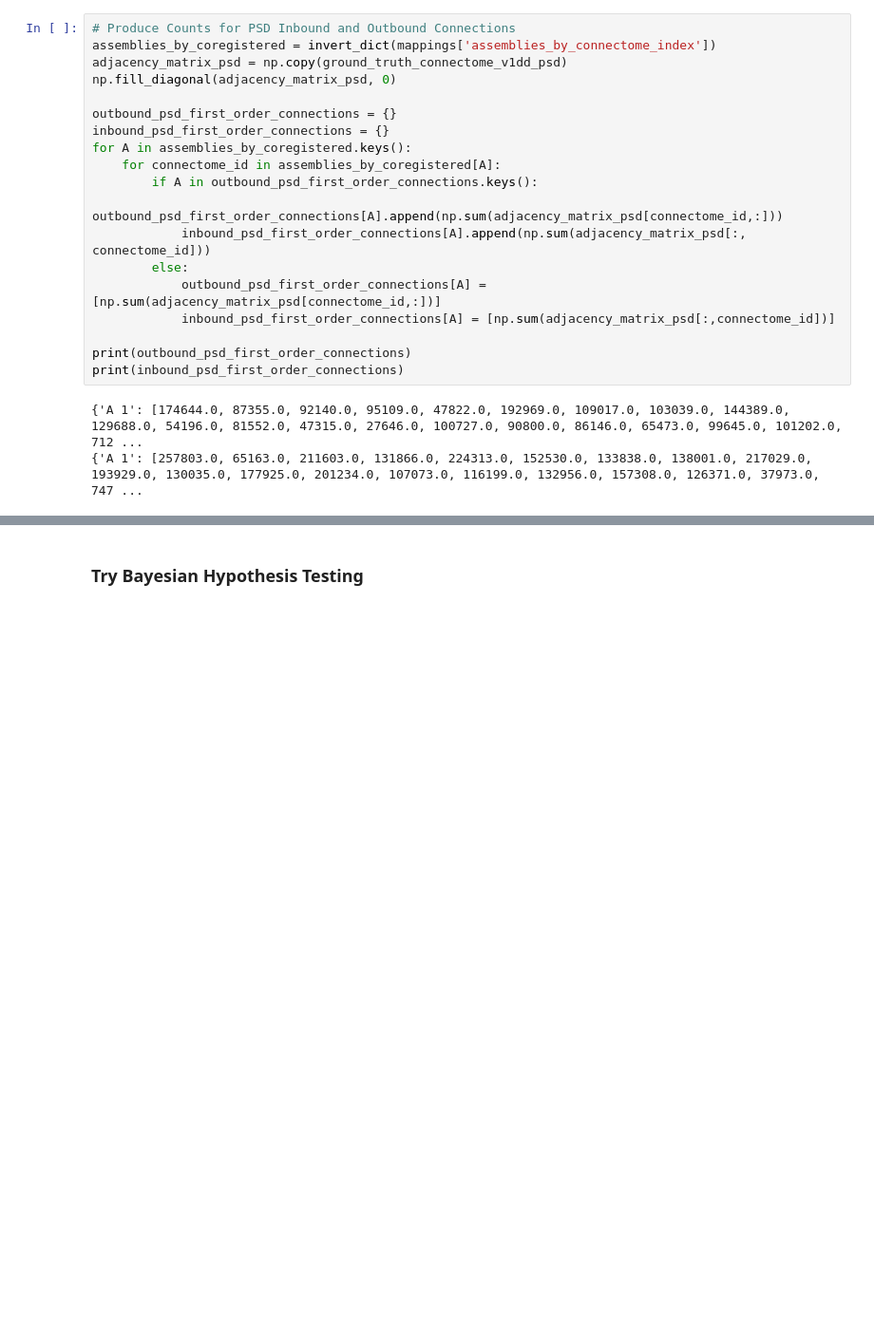
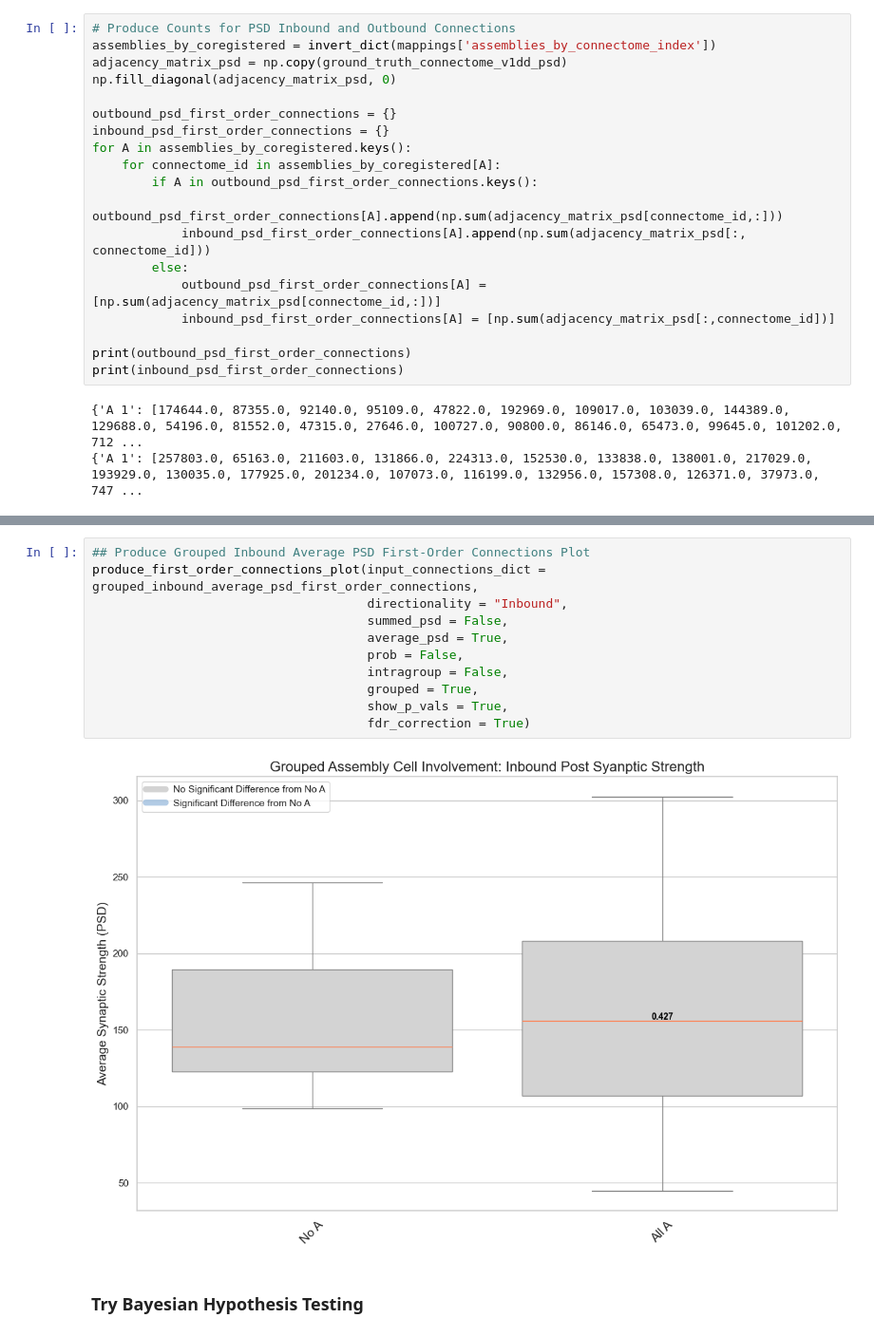
Before and after one commit to Jawagnercarena/Assembly_Organization, a Jupyter notebook: AssemblyPaperFigures/FigureCode/Figure5/Figure5.ipynb, the cells around one changed output, grey strips where cells are left out. Shown at 95% size. Drawn from its saved outputs; the diff is of its cells as text; blank space fills up the shorter version.

```diff
--- a/AssemblyPaperFigures/FigureCode/Figure5/Figure5.ipynb
+++ b/AssemblyPaperFigures/FigureCode/Figure5/Figure5.ipynb
@@ -773,3 +867,16 @@ produce_first_order_connections_plot(input_connections_dict = grouped_inbound_ps
+# %%
+## Produce Grouped Inbound Average PSD First-Order Connections Plot
+produce_first_order_connections_plot(input_connections_dict = grouped_inbound_average_psd_first_order_connections,
+                                     directionality = "Inbound",
+                                     summed_psd = False,
+                                     average_psd = True,
+                                     prob = False,
+                                     intragroup = False,
+                                     grouped = True,
+                                     show_p_vals = True,
+                                     fdr_correction = True)
+# %% [output]
+[figure, added]
 # %% [markdown]
 ### Try Bayesian Hypothesis Testing
 # %%
```
Also changed, not shown: parts of 21 cells of this notebook, 10 other files.
